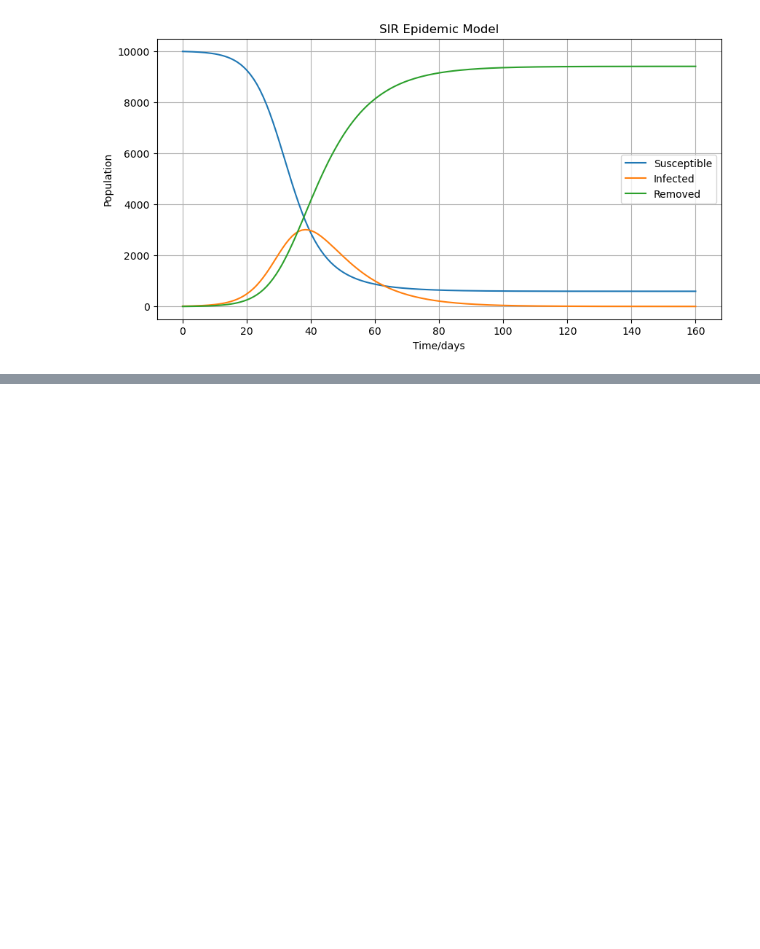
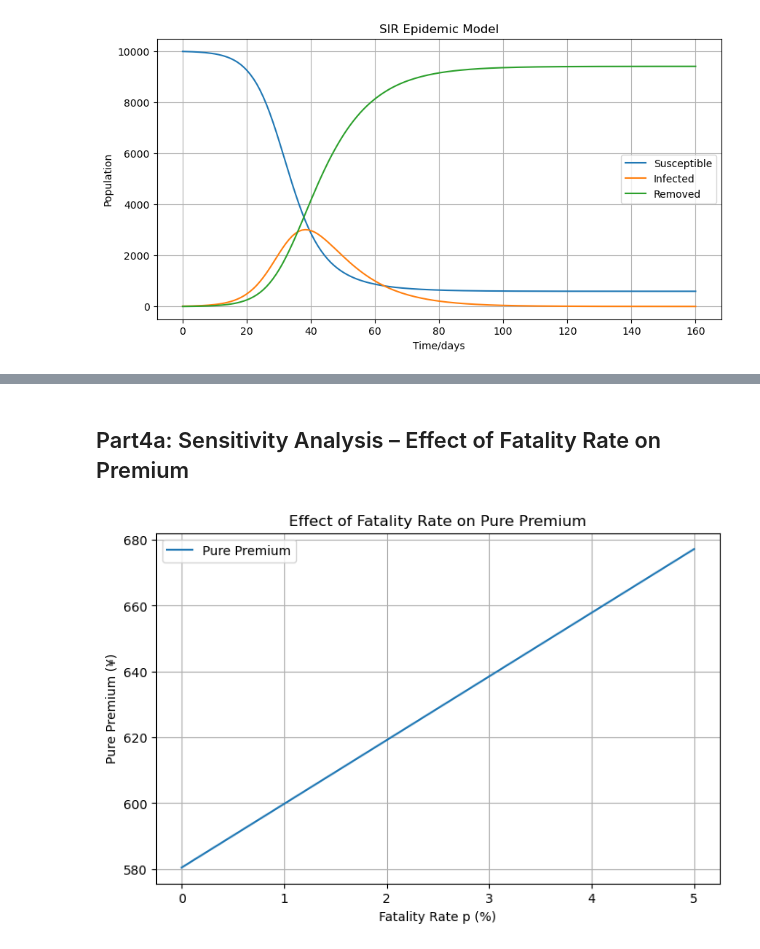
Before and after one commit to zcheng32/premium-reserve-sir, a Jupyter notebook: SIR_model.ipynb, the cells around one changed output, grey strips where cells are left out. Cells and saved outputs as stored; diff of their text form; code cells hidden in the pictures; blank space fills up the shorter version.

```diff
--- a/SIR_model.ipynb
+++ b/SIR_model.ipynb
@@ -39,0 +131,25 @@ plt.show()
+# %% [markdown]
+## Part4a: Sensitivity Analysis – Effect of Fatality Rate on Premium
+# %%
+import numpy as np
+import matplotlib.pyplot as plt
+
+P_infected = (S_data[0] - S[-1]) / N
+
+X1 = 3000
+X2 = 10000
+
+p_range = np.linspace(0, 0.05, 100)
+
+premium_values = P_infected * (X1 + X2 * p_range)
+
+plt.figure(figsize=(8, 5))
+plt.plot(p_range * 100, premium_values, label='Pure Premium')
+plt.xlabel("Fatality Rate p (%)")
+plt.ylabel("Pure Premium (¥)")
+plt.title("Effect of Fatality Rate on Pure Premium")
+plt.grid(True)
+plt.legend()
+plt.show()
+# %% [output]
+[figure, added]
```
Also changed, not shown: parts of 12 cells of this notebook, 2 other files.
